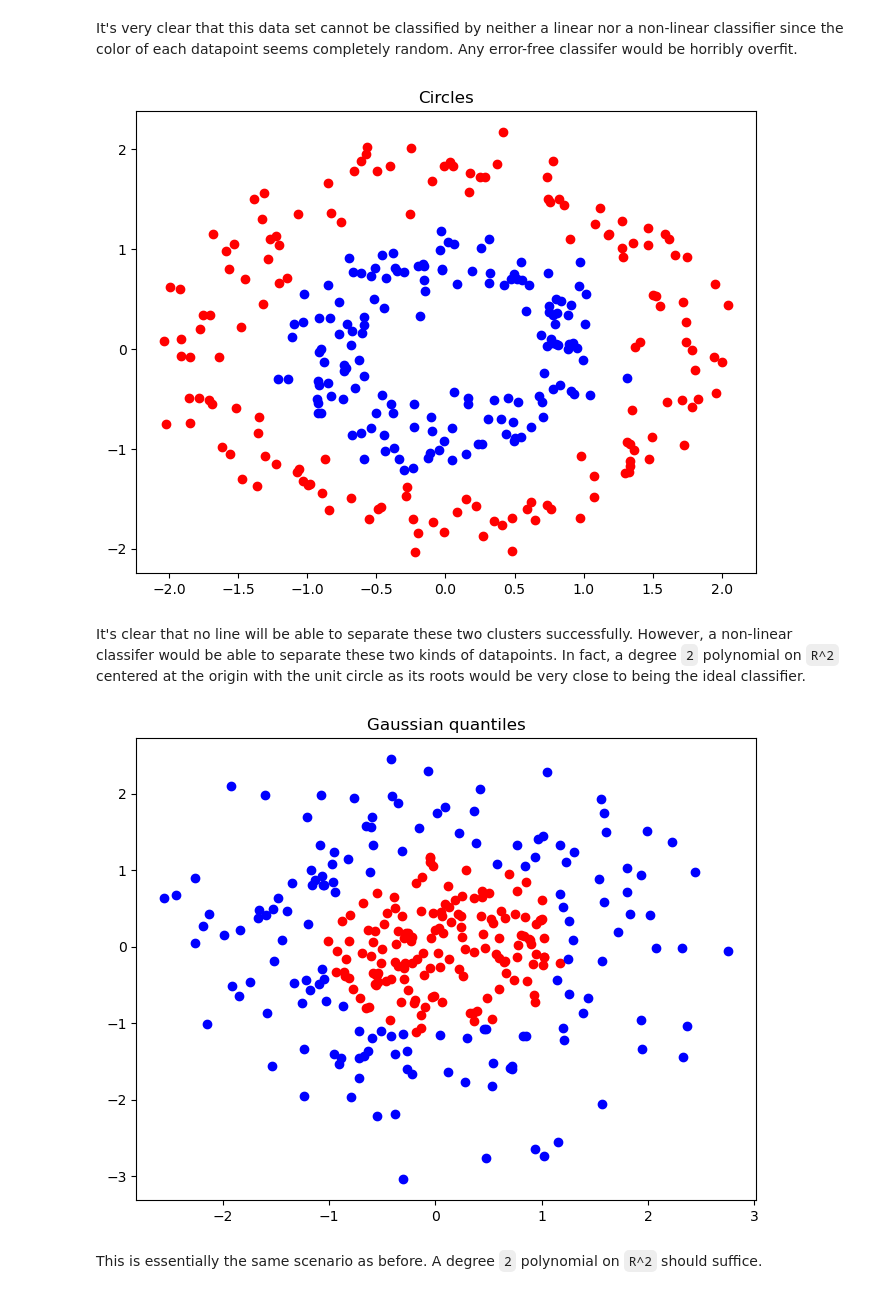
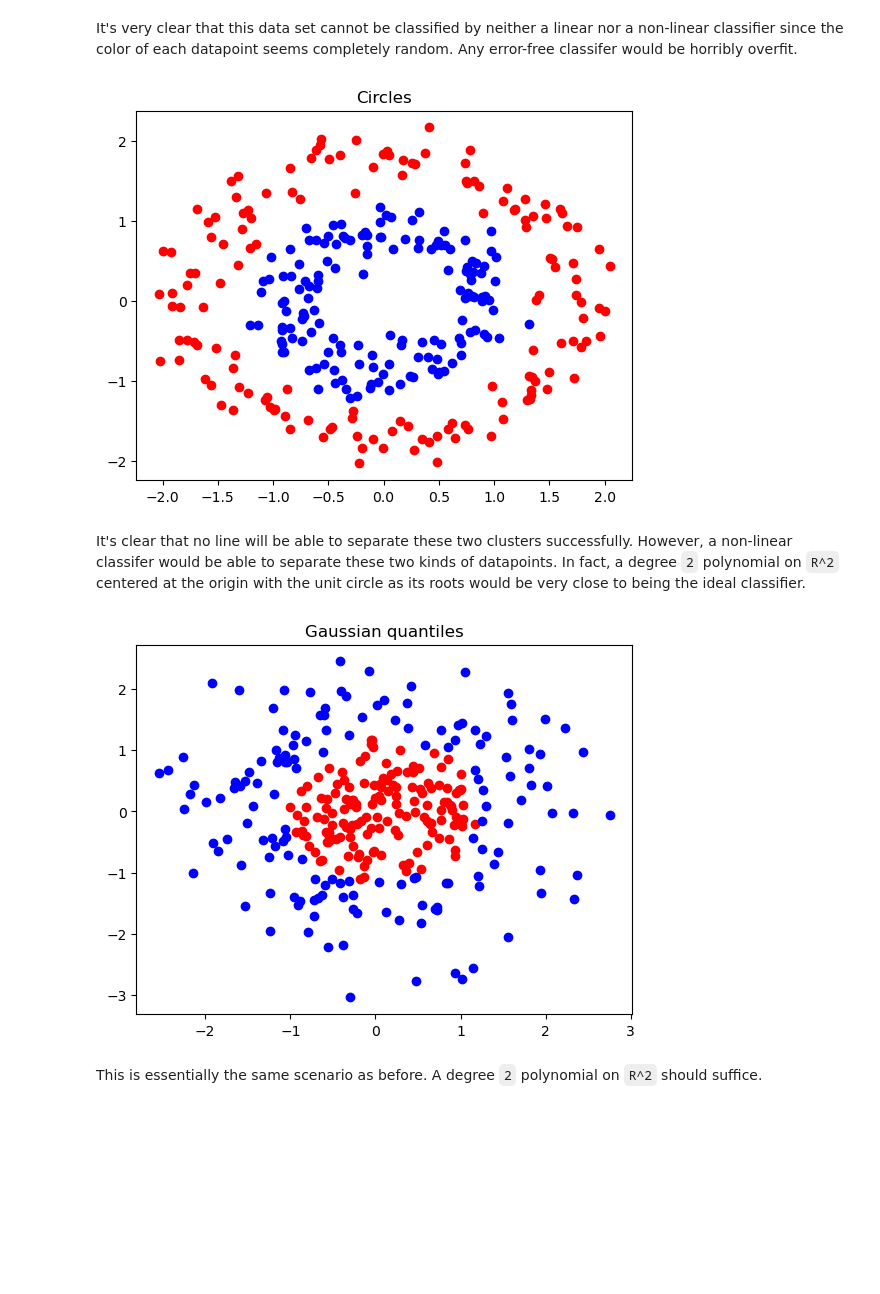
Before and after one commit to Raikhen/mathematics-and-ai, a Jupyter notebook: weekly-projects/week5/Homework 5.ipynb, the cells around one changed output. Saved outputs shown, nothing was run; the diff lists cells and outputs as text; code cells hidden in the pictures; blank space fills up the shorter version.

```diff
--- a/weekly-projects/week5/Homework 5.ipynb
+++ b/weekly-projects/week5/Homework 5.ipynb
@@ -103,8 +104,8 @@ def generate_dataset(dataset_type, n_samples=300, noise=0.1, split=10, random_st
     X = StandardScaler().fit_transform(X)
     return X, y
 # %%
-def plot_dataset(type, name, splits = 10):
-    X, y = generate_dataset(type, split = splits)
+def plot_dataset(type, name, split = 10):
+    X, y = generate_dataset(type, split = split)
     plt.scatter(X[y == 0, 0], X[y == 0, 1], color='red', label='Class 0')
     plt.scatter(X[y == 1, 0], X[y == 1, 1], color='blue', label='Class 1')
     plt.title(name)
@@ -127,21 +128,14 @@ It's very clear that this data set cannot be classified by neither a linear nor
 # Generate and visualize circles data set
 plot_dataset('circles', 'Circles')
 # %% [output]
-[figure, old version]
+[figure, new version]
 # %% [markdown]
 It's clear that no line will be able to separate these two clusters successfully. However, a non-linear classifer would be able to separate these two kinds of datapoints. In fact, a degree `2` polynomial on `R^2` centered at the origin with the unit circle as its roots would be very close to being the ideal classifier.
 # %%
 # Generate and visualize Gaussian quantiles
-X, y = generate_dataset('quantiles')
-
-# Plot the data
-plt.figure(figsize=(8, 6))
-plt.scatter(X[y==0][:,0], X[y==0][:,1], color='red', label='Class 0')
-plt.scatter(X[y==1][:,0], X[y==1][:,1], color='blue', label='Class 1')
-plt.title('Gaussian quantiles')
-plt.show()
+plot_dataset('quantiles', 'Gaussian quantiles')
 # %% [output]
-[figure, old version]
+[figure, new version]
 # %% [markdown]
 This is essentially the same scenario as before. A degree `2` polynomial on `R^2` should suffice.
 # %%
```
Also changed, not shown: parts of 17 cells of this notebook.
